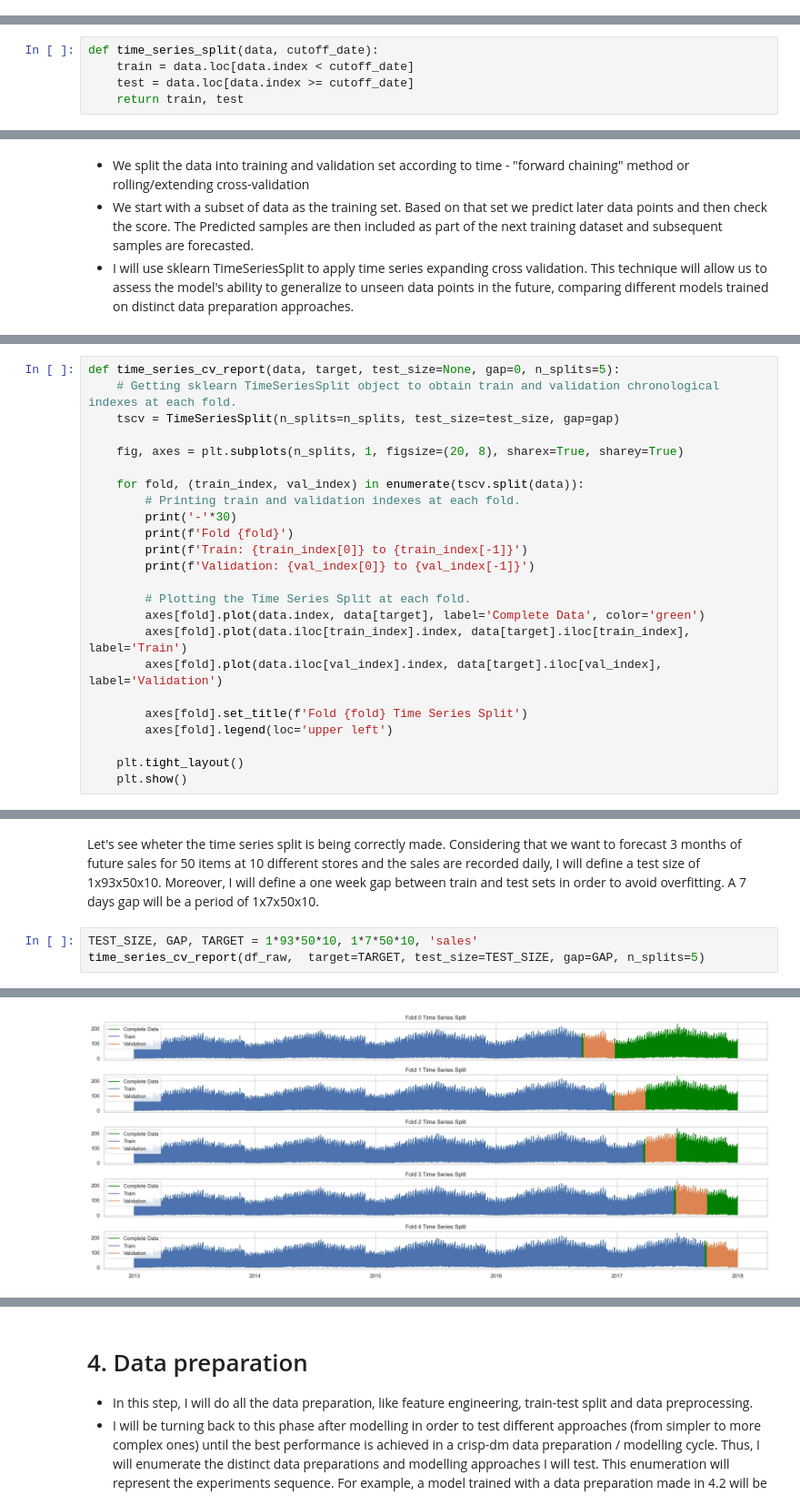
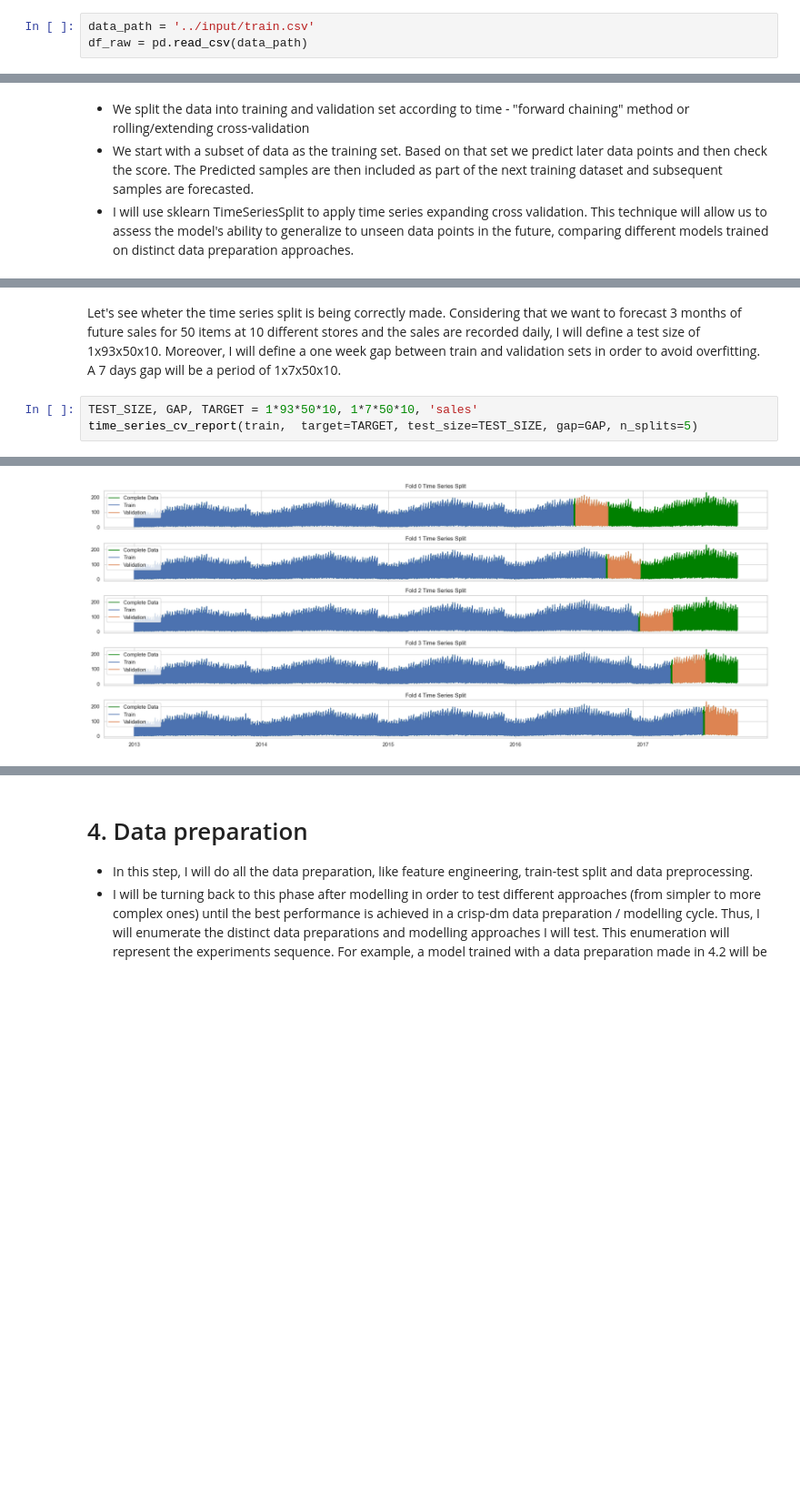
Before and after one commit to allmeidaapedro/Store-Item-Demand-Forecasting, a Jupyter notebook: notebooks/modelling.ipynb, the cells around one changed output, grey strips where cells are left out. Shown at 91% size. Drawn from its saved outputs; the diff is of its cells as text; blank space fills up the shorter version.

```diff
--- a/notebooks/modelling.ipynb
+++ b/notebooks/modelling.ipynb
@@ -51,3 +54,6 @@ df_raw = pd.read_csv('data/train.csv')
+# %%
+data_path = '../input/train.csv'
+df_raw = pd.read_csv(data_path)
 # %%
 df_raw.head()
 # %% [output]
@@ -86,8 +90,3 @@ Once I will apply time series cross validation on different data with different
-# %%
-def time_series_split(data, cutoff_date):
-    train = data.loc[data.index < cutoff_date]
-    test = data.loc[data.index >= cutoff_date]
-    return train, test
 # %%
 CUTOFF_DATE = '2017-09-30'
 train, test = time_series_split(df_raw, CUTOFF_DATE)
@@ -146,24 +134,0 @@ Defining a function to assess wheter the time series split was correctly made.
-# %%
-def time_series_cv_report(data, target, test_size=None, gap=0, n_splits=5):
-    # Getting sklearn TimeSeriesSplit object to obtain train and validation chronological indexes at each fold.
-    tscv = TimeSeriesSplit(n_splits=n_splits, test_size=test_size, gap=gap)
-
-    fig, axes = plt.subplots(n_splits, 1, figsize=(20, 8), sharex=True, sharey=True)
-
-    for fold, (train_index, val_index) in enumerate(tscv.split(data)):
-        # Printing train and validation indexes at each fold.
-        print('-'*30)
-        print(f'Fold {fold}')
-        print(f'Train: {train_index[0]} to {train_index[-1]}')
-        print(f'Validation: {val_index[0]} to {val_index[-1]}')
-
-        # Plotting the Time Series Split at each fold.
-        axes[fold].plot(data.index, data[target], label='Complete Data', color='green')
-        axes[fold].plot(data.iloc[train_index].index, data[target].iloc[train_index], label='Train')
-        axes[fold].plot(data.iloc[val_index].index, data[target].iloc[val_index], label='Validation')
-
-        axes[fold].set_title(f'Fold {fold} Time Series Split')
-        axes[fold].legend(loc='upper left')
-
-    plt.tight_layout()
-    plt.show()
@@ -219,8 +135,8 @@ def time_series_cv(data, model, target, test_size=None, gap=0, n_splits=5, log=F
 # %% [markdown]
-Let's see wheter the time series split is being correctly made. Considering that we want to forecast 3 months of future sales for 50 items at 10 different stores and the sales are recorded daily, I will define a test size of 1x93x50x10. Moreover, I will define a one week gap between train and test sets in order to avoid overfitting. A 7 days gap will be a period of 1x7x50x10.
+Let's see wheter the time series split is being correctly made. Considering that we want to forecast 3 months of future sales for 50 items at 10 different stores and the sales are recorded daily, I will define a test size of 1x93x50x10. Moreover, I will define a one week gap between train and validation sets in order to avoid overfitting. A 7 days gap will be a period of 1x7x50x10.
 # %%
 TEST_SIZE, GAP, TARGET = 1*93*50*10, 1*7*50*10, 'sales'
-time_series_cv_report(df_raw,  target=TARGET, test_size=TEST_SIZE, gap=GAP, n_splits=5)
+time_series_cv_report(train,  target=TARGET, test_size=TEST_SIZE, gap=GAP, n_splits=5)
 # %% [output]
 ------------------------------
 Fold 0
@@ -245 +161 @@ Validation: 866500 to 912999
-[figure, old version]
+[figure, new version]
```
Also changed, not shown: parts of 32 cells of this notebook, 12 other files.
